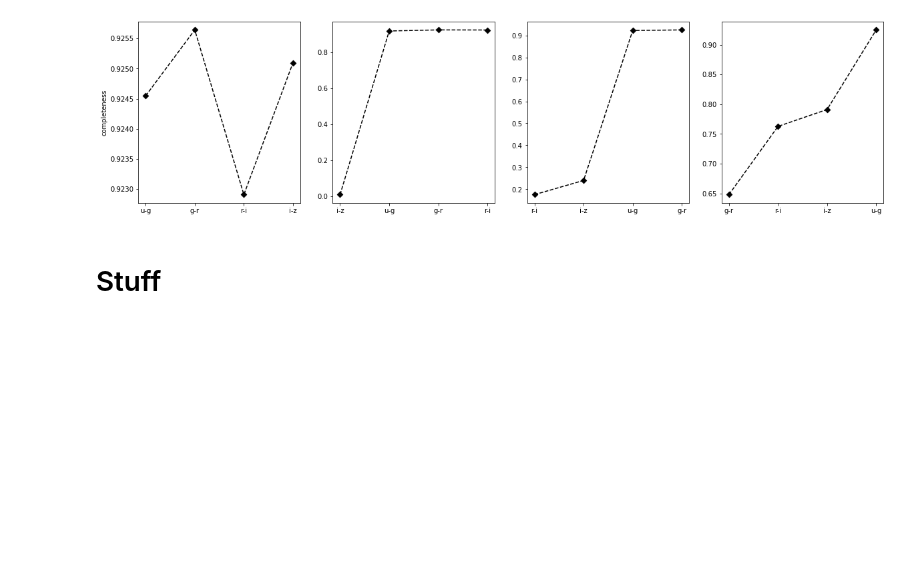
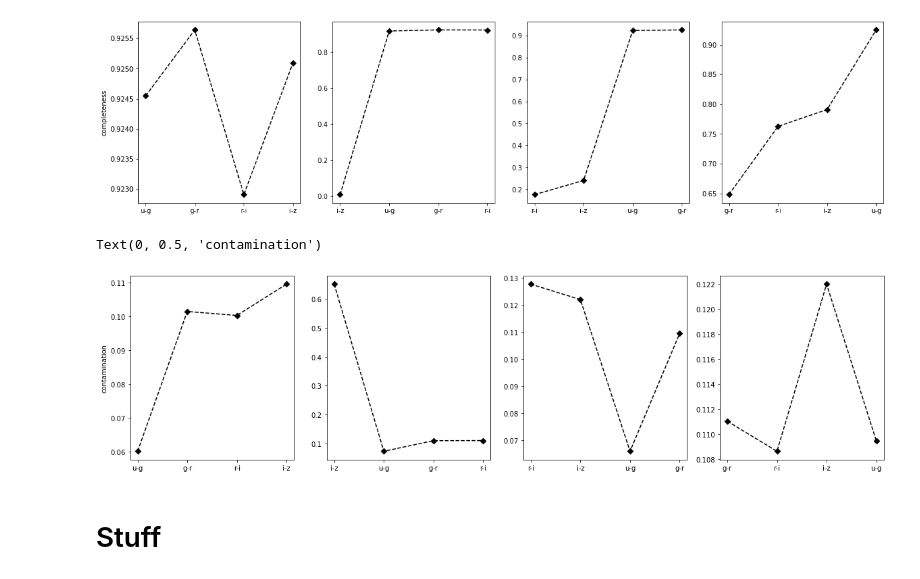
Before and after one commit to ludovicobizzarri/astrostatistics_bicocca_2024, a Jupyter notebook: working/Lesson 19/Galaxies vs Quasars.ipynb, the cells around one changed output. Cells and saved outputs as stored; diff of their text form; code cells hidden in the pictures; blank space fills up the shorter version.

Commit message:
Contamination plot added

```diff
--- a/working/Lesson 19/Galaxies vs Quasars.ipynb
+++ b/working/Lesson 19/Galaxies vs Quasars.ipynb
@@ -464,6 +464,18 @@ ax[0].set_ylabel('completeness')
 # %% [output]
 Text(0, 0.5, 'completeness')
 [figure]
+# %%
+fig,ax = plt.subplots(nrows=1,ncols=4,figsize=(20,5))
+N_col = np.arange(4) + 1
+for i in range(4):
+    ax.flatten()
+    ax[i].plot(colors[i],contamination_col[i],color='black',ls='--')
+    ax[i].scatter(colors[i],contamination_col[i],marker='D',color='black')
+
+ax[0].set_ylabel('contamination')
+# %% [output]
+Text(0, 0.5, 'contamination')
+[figure, added]
 # %% [markdown]
 # Stuff
 # %% [markdown]
```
